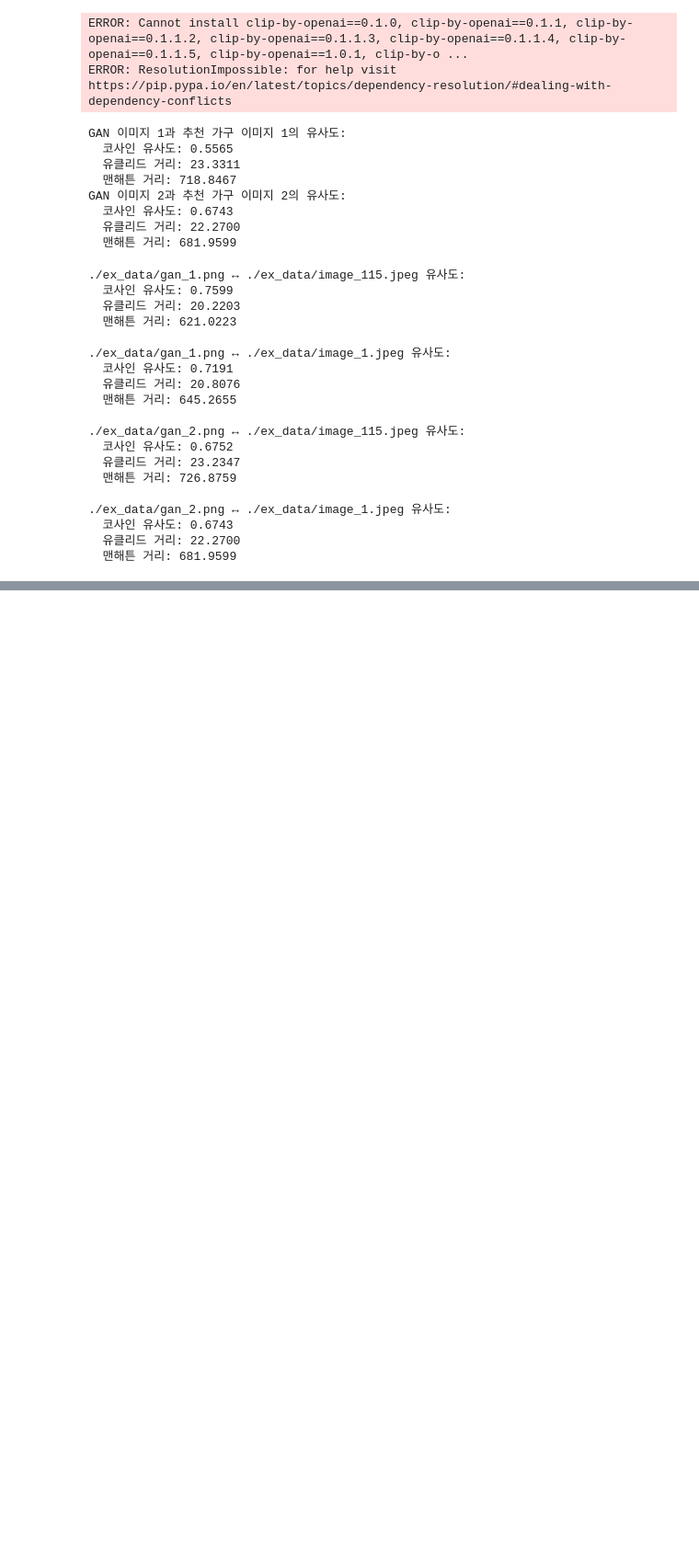
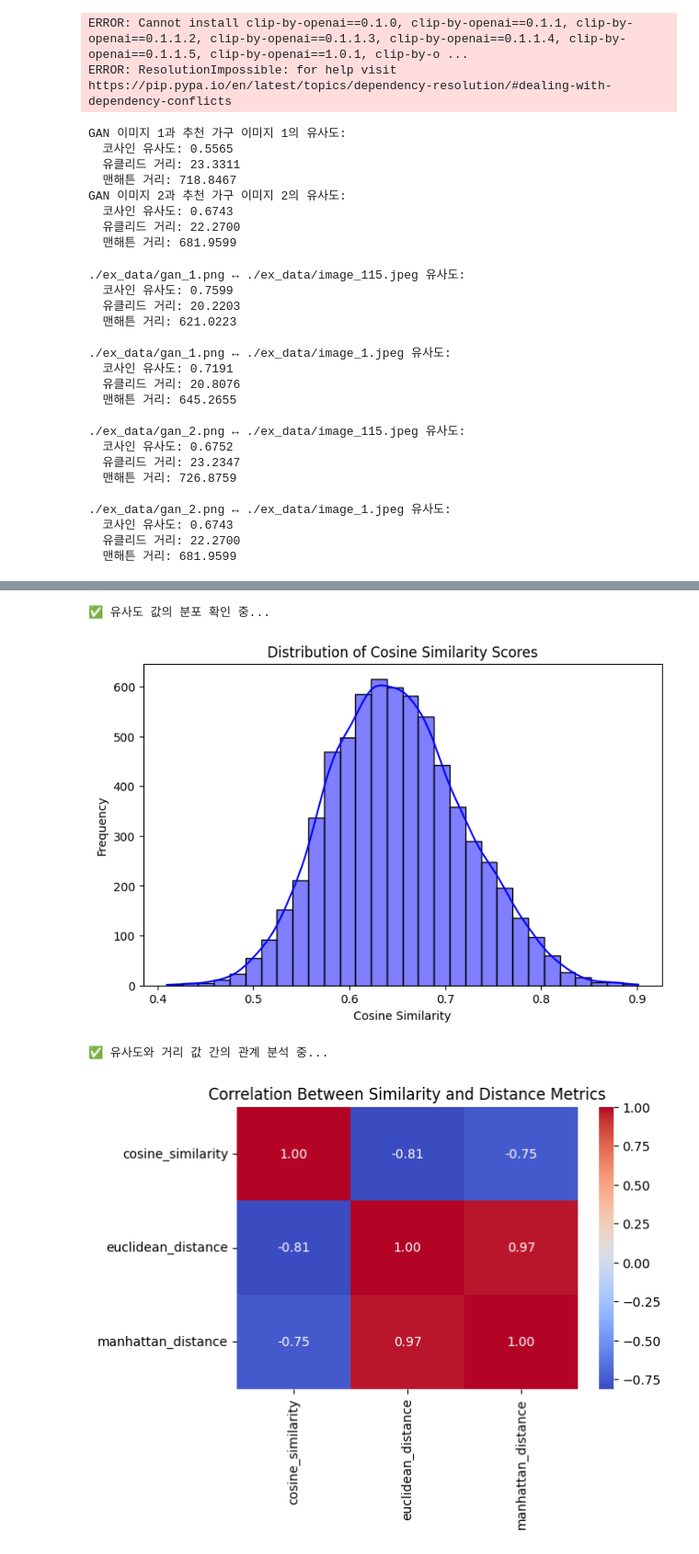
Before and after one commit to senseofcommunity/sketch2furnish, a Jupyter notebook: similarity/cnn.ipynb, the cells around one changed output, grey strips where cells are left out. Shown at 92% size. Saved outputs shown, nothing was run; the diff lists cells and outputs as text; code cells hidden in the pictures; blank space fills up the shorter version.

```diff
--- a/similarity/cnn.ipynb
+++ b/similarity/cnn.ipynb
@@ -369,0 +445,54 @@ plot_similarity_heatmaps(similarity_results, gan_img_paths, re_img_paths)
+# %%
+import pandas as pd
+import matplotlib.pyplot as plt
+import seaborn as sns
+import cv2
+import random
+import os
+import torch
+import torchvision.transforms as transforms
+from PIL import Image
+
+# 🔹 CSV 파일 로드
+csv_file_path = "C:/Users/LG/elice/sketch2furnish/similarity/similarity_results.csv"
+df = pd.read_csv(csv_file_path)
+
+# 🔹 1️⃣ 유사도 값 분포 확인 (히스토그램)
+def plot_similarity_distribution():
+    plt.figure(figsize=(8, 5))
+    sns.histplot(df['cosine_similarity'], bins=30, kde=True, color="blue")
+    plt.xlabel("Cosine Similarity")
+    plt.ylabel("Frequency")
+    plt.title("Distribution of Cosine Similarity Scores")
+    plt.show()
+
+# 🔹 2️⃣ 상관관계 분석 (히트맵)
+def plot_correlation_heatmap():
+    # 숫자형 데이터만 선택 (유사도 및 거리 값)
+    numeric_df = df.select_dtypes(include=["float64", "int64"])
+
+    # 상관관계 행렬 계산
+    corr_matrix = numeric_df.corr()
+
+    # 히트맵 시각화
+    plt.figure(figsize=(6, 4))
+    sns.heatmap(corr_matrix, annot=True, cmap="coolwarm", fmt=".2f")
+    plt.title("Correlation Between Similarity and Distance Metrics")
+    plt.show()
+
+
+
+# 🔹 7️⃣ 실행 함수 (모든 검증 수행)
+def validate_similarity_measurements():
+    print("✅ 유사도 값의 분포 확인 중...")
+    plot_similarity_distribution()
+
+    print("✅ 유사도와 거리 값 간의 관계 분석 중...")
+    plot_correlation_heatmap()
+# 🔥 실행
+validate_similarity_measurements()
+# %% [output]
+✅ 유사도 값의 분포 확인 중...
+[figure, added]
+✅ 유사도와 거리 값 간의 관계 분석 중...
+[figure, added]
```
Also changed, not shown: parts of 2 cells of this notebook, 2 other files.
